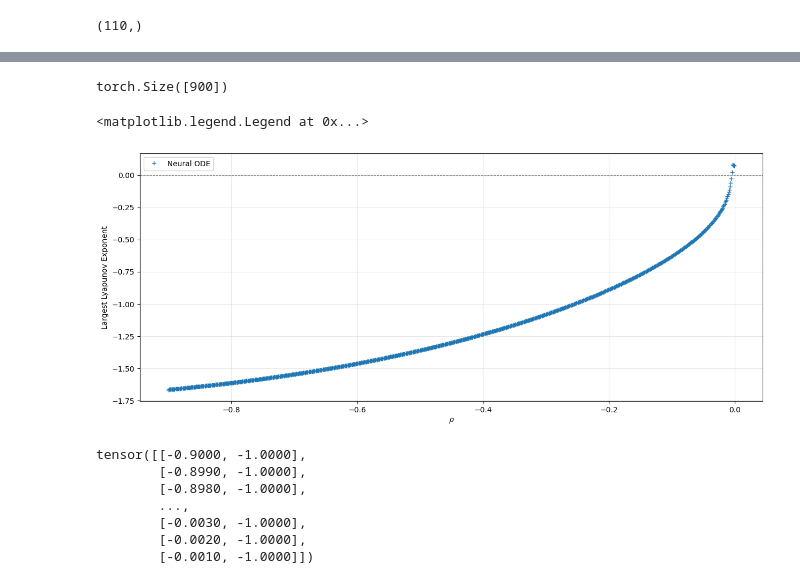
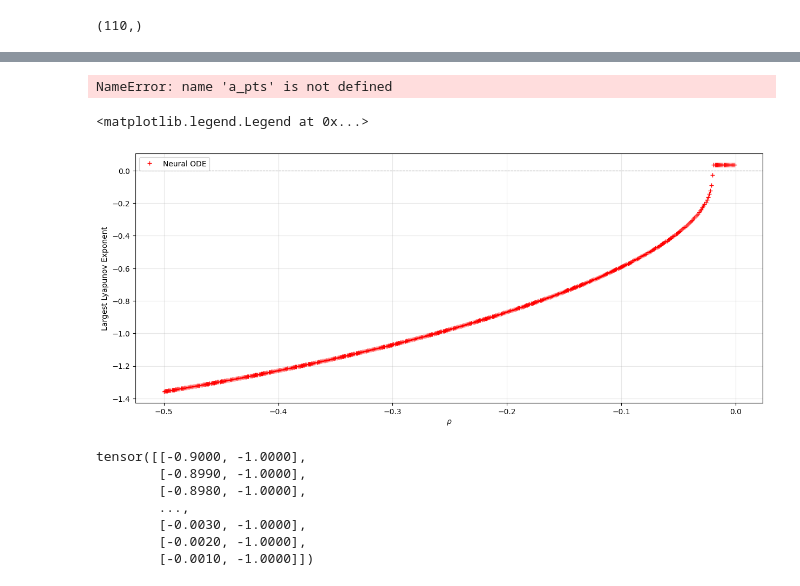
Before and after one commit to JPROSS18/JackRoss-PhD-Notes, a Jupyter notebook: NODE_Dynamic_Bifurcation_Parameter/Saddle_NODE_v2.ipynb, the cells around one changed output, grey strips where cells are left out. Drawn from its saved outputs; the diff is of its cells as text; code cells hidden in the pictures.

```diff
--- a/NODE_Dynamic_Bifurcation_Parameter/Saddle_NODE_v2.ipynb
+++ b/NODE_Dynamic_Bifurcation_Parameter/Saddle_NODE_v2.ipynb
@@ -201,5 +197,5 @@ init = torch.stack(list, dim=0)
 # %%
-a_pts = torch.arange(-0.45, 0.0, 0.01)
+a_pts = torch.arange(-0.5, 0.0, 0.001)
 list = [torch.tensor([-1, r]) for r in a_pts]
 init = torch.stack(list, dim=0)
 # %%
@@ -208,4 +204,4 @@ init = torch.stack(list, dim=0)
 sn_analysis_node.model.model.drdt = 0.00
 
 lle_node_frozen = sn_analysis_node.lyapunov_spectrum(x0 =init.unsqueeze(2).float(), k = 1, t0 = 0, dt = 0.01,
-                                                              num_pts_compute=2_000, t_transient_pts=0, non_autonomous=False)
+                                                              num_pts_compute=4_000, t_transient_pts=0, non_autonomous=False)
@@ -219,24 +236,24 @@ ValueError: ('input x must have dimension of ', 3, 'but got dimension of ', 2)
 # %%
 a_pts.shape
 # %% [output]
-torch.Size([900])
+NameError: name 'a_pts' is not defined
 # %%
 fig, axes = plt.subplots(1, 1, figsize=(15, 6), sharey=True)
 
 # Lorenz plot
-axes.plot(a_pts, lle_node_frozen.detach(), linestyle='', marker='+', label='Neural ODE')
+axes.plot(a_pts, lle_node_frozen.detach(), linestyle='', marker='+', label='Neural ODE', color='r')
 #axes.plot(a_pts, lle_frozen.detach(), linestyle='-', marker='+', label='True')
 
 axes.axhline(y=0, color='k', linestyle='--', linewidth=0.8, alpha=0.5, markersize=0.3)
 
 
 axes.set_ylabel('Largest Lyapunov Exponent')
 axes.set_xlabel(r'$\rho$')
 axes.grid(True, alpha=0.3)
 axes.legend()
 # %% [output]
 <matplotlib.legend.Legend at 0x...>
-[figure, old version]
+[figure, new version]
 # %%
 a_pts = torch.arange(-0.9, 0.0, 0.001)
 b = torch.ones_like(a_pts)*-1
```
Also changed, not shown: parts of 8 cells of this notebook, 32 other files.
